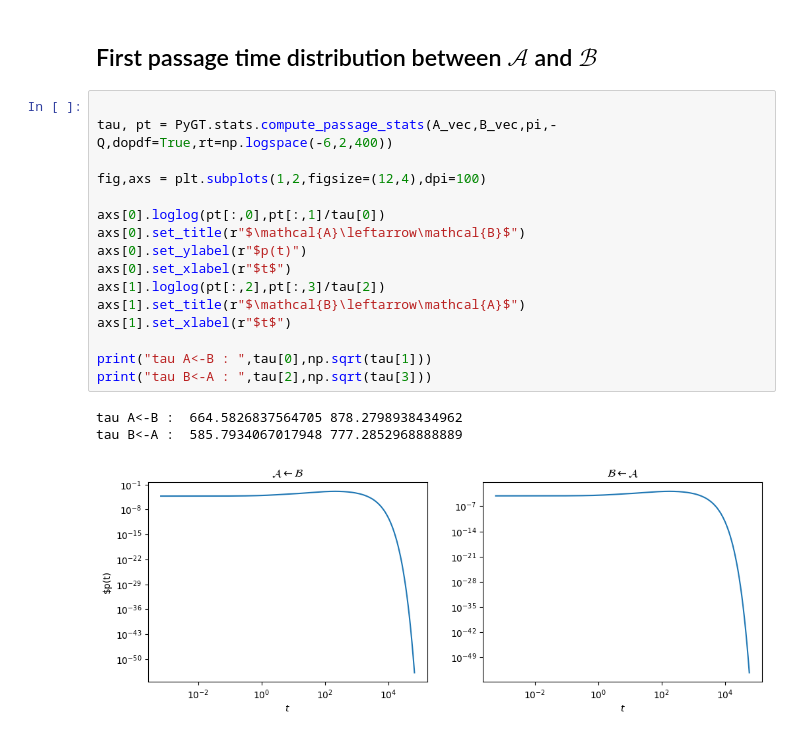
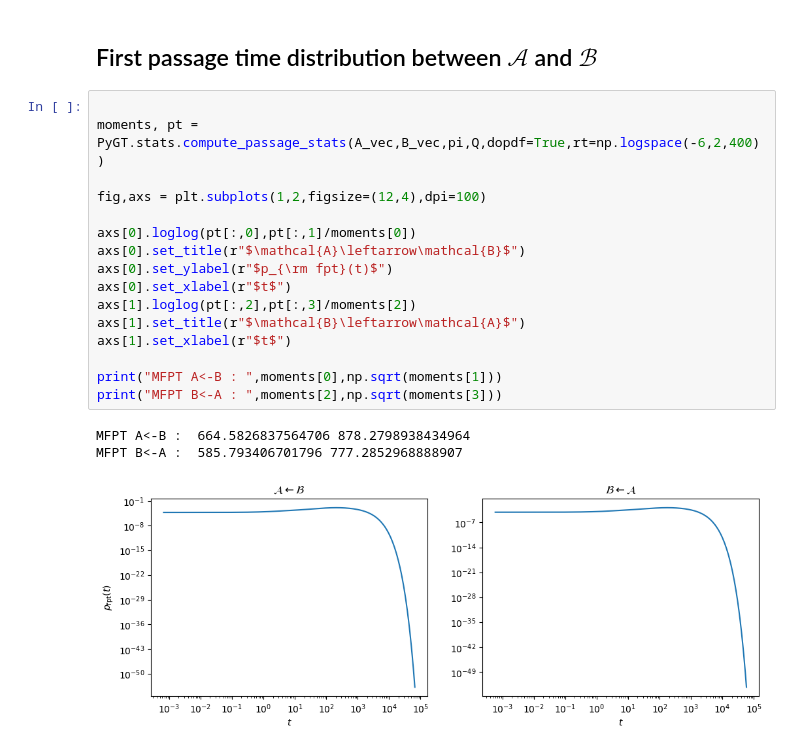
Before and after one commit to tomswinburne/PyGT, a Jupyter notebook: examples/basic_functions.ipynb, the cells around one changed output. Drawn from its saved outputs; the diff is of its cells as text.

```diff
--- a/examples/basic_functions.ipynb
+++ b/examples/basic_functions.ipynb
@@ -125,21 +144,21 @@ plt.colorbar(im, cax=cax)
 ## First passage time distribution between $\mathcal{A}$ and $\mathcal{B}$
 # %%
 
-tau, pt = PyGT.stats.compute_passage_stats(A_vec,B_vec,pi,-Q,dopdf=True,rt=np.logspace(-6,2,400))
+moments, pt = PyGT.stats.compute_passage_stats(A_vec,B_vec,pi,Q,dopdf=True,rt=np.logspace(-6,2,400))
 
 fig,axs = plt.subplots(1,2,figsize=(12,4),dpi=100)
 
-axs[0].loglog(pt[:,0],pt[:,1]/tau[0])
+axs[0].loglog(pt[:,0],pt[:,1]/moments[0])
 axs[0].set_title(r"$\mathcal{A}\leftarrow\mathcal{B}$")
-axs[0].set_ylabel(r"$p(t)")
+axs[0].set_ylabel(r"$p_{\rm fpt}(t)$")
 axs[0].set_xlabel(r"$t$")
-axs[1].loglog(pt[:,2],pt[:,3]/tau[2])
+axs[1].loglog(pt[:,2],pt[:,3]/moments[2])
 axs[1].set_title(r"$\mathcal{B}\leftarrow\mathcal{A}$")
 axs[1].set_xlabel(r"$t$")
 
-print("tau A<-B : ",tau[0],np.sqrt(tau[1]))
-print("tau B<-A : ",tau[2],np.sqrt(tau[3]))
+print("MFPT A<-B : ",moments[0],np.sqrt(moments[1]))
+print("MFPT B<-A : ",moments[2],np.sqrt(moments[3]))
 # %% [output]
-tau A<-B :  664.5826837564705 878.2798938434962
-tau B<-A :  585.7934067017948 777.2852968888889
+MFPT A<-B :  664.5826837564706 878.2798938434964
+MFPT B<-A :  585.793406701796 777.2852968888907
-[figure, old version]
+[figure, new version]
```
Also changed, not shown: parts of 9 cells of this notebook, 7 other files.
